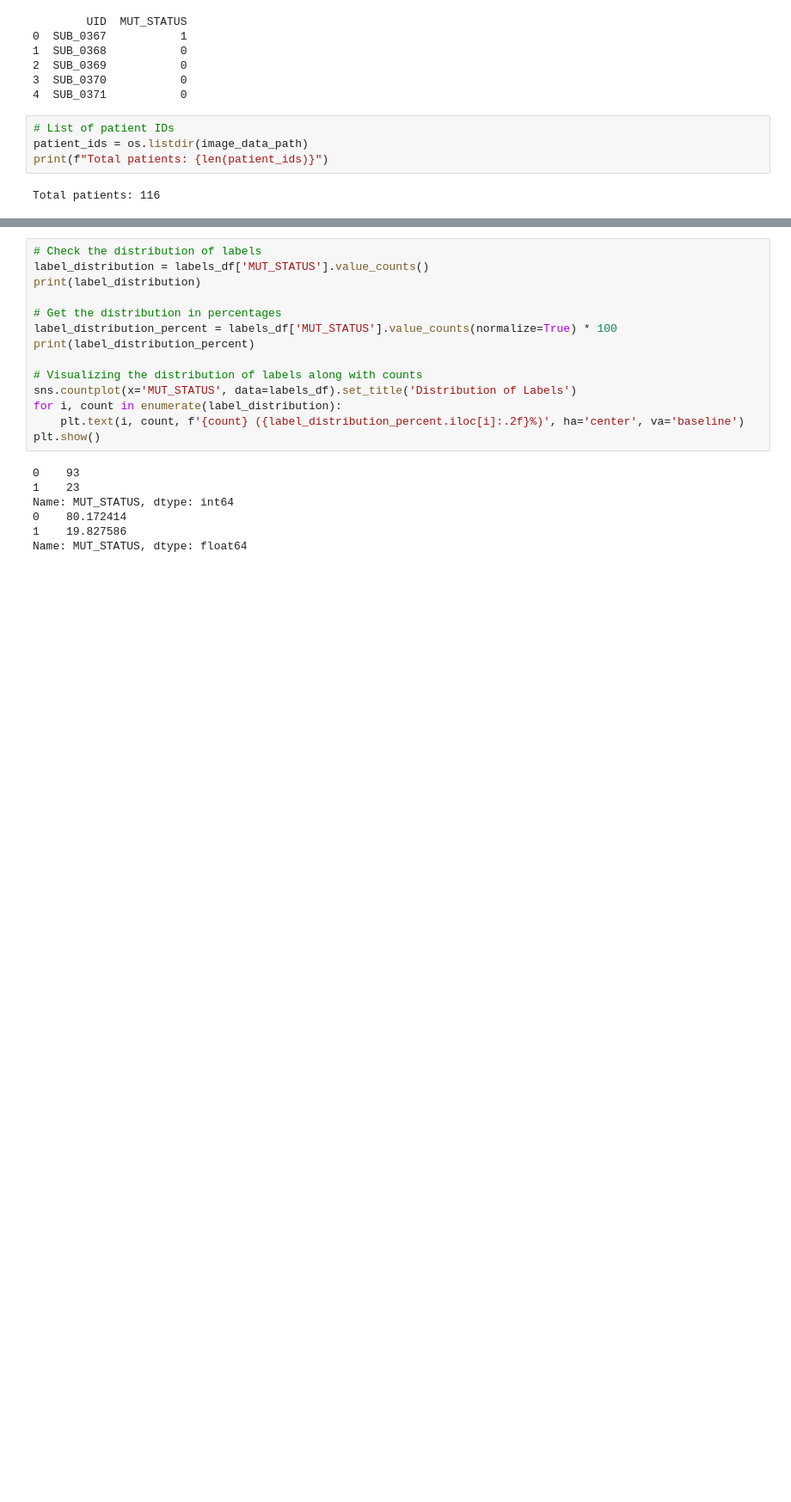
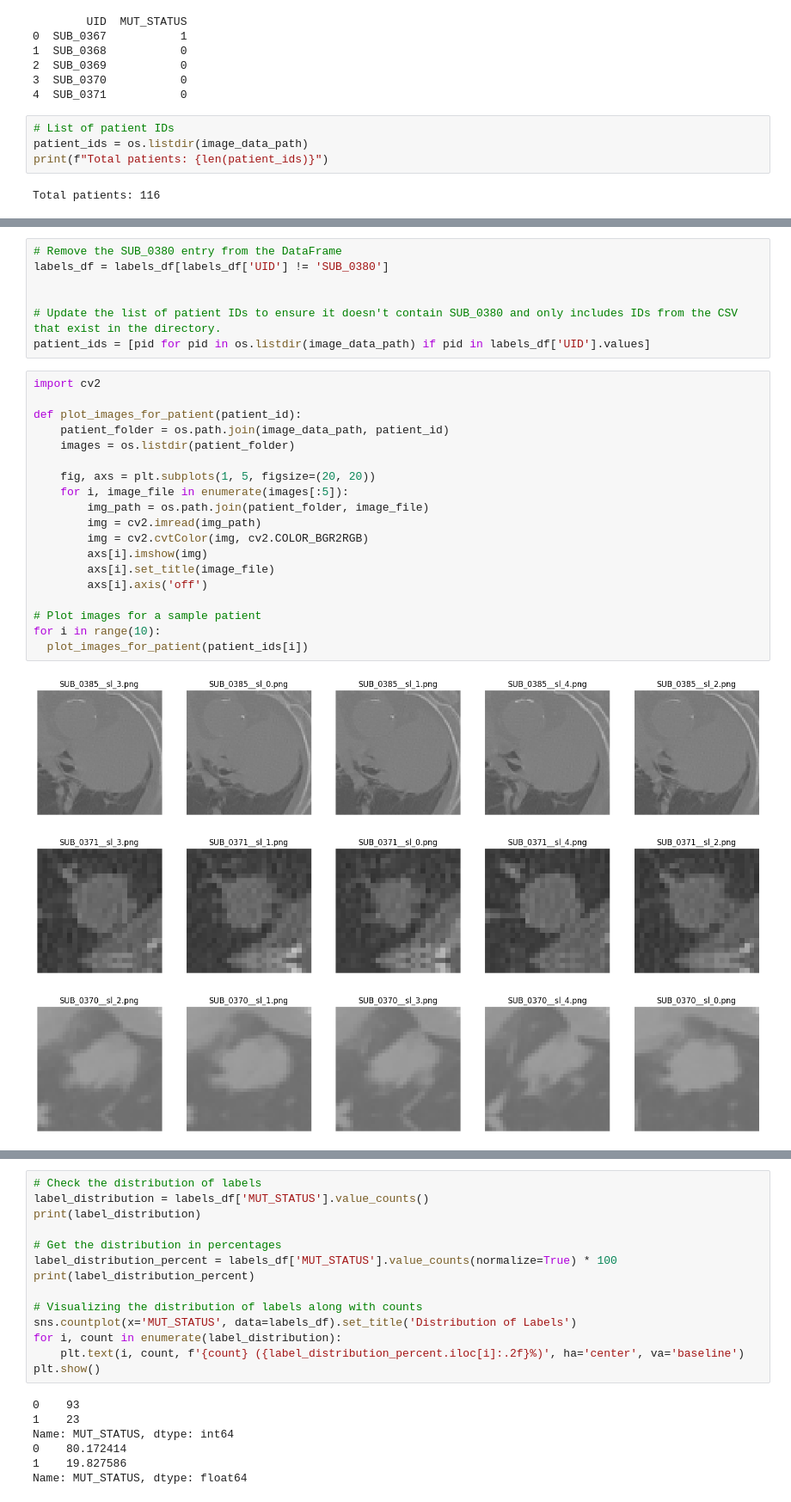
Before and after one commit to vbabua/Tumor-Classifier-Using-CNN, a Jupyter notebook: Tumor_Mutational_Status.ipynb, the cells around one changed output, grey strips where cells are left out. Shown at 86% size. Drawn from its saved outputs; the diff is of its cells as text; blank space fills up the shorter version.

Commit message:
Adding code for removing data for which there is no image data

```diff
--- a/Tumor_Mutational_Status.ipynb
+++ b/Tumor_Mutational_Status.ipynb
@@ -30,0 +100,30 @@ Total patients: 116
+# %%
+# Remove the SUB_0380 entry from the DataFrame
+labels_df = labels_df[labels_df['UID'] != 'SUB_0380']
+
+
+# Update the list of patient IDs to ensure it doesn't contain SUB_0380 and only includes IDs from the CSV that exist in the directory.
+patient_ids = [pid for pid in os.listdir(image_data_path) if pid in labels_df['UID'].values]
+# %%
+import cv2
+
+def plot_images_for_patient(patient_id):
+    patient_folder = os.path.join(image_data_path, patient_id)
+    images = os.listdir(patient_folder)
+
+    fig, axs = plt.subplots(1, 5, figsize=(20, 20))
+    for i, image_file in enumerate(images[:5]):
+        img_path = os.path.join(patient_folder, image_file)
+        img = cv2.imread(img_path)
+        img = cv2.cvtColor(img, cv2.COLOR_BGR2RGB)
+        axs[i].imshow(img)
+        axs[i].set_title(image_file)
+        axs[i].axis('off')
+
+# Plot images for a sample patient
+for i in range(10):
+  plot_images_for_patient(patient_ids[i])
+# %% [output]
+[figure, added]
+[figure, added]
+[figure, added]
```
Also changed, not shown: parts of 8 cells of this notebook.
